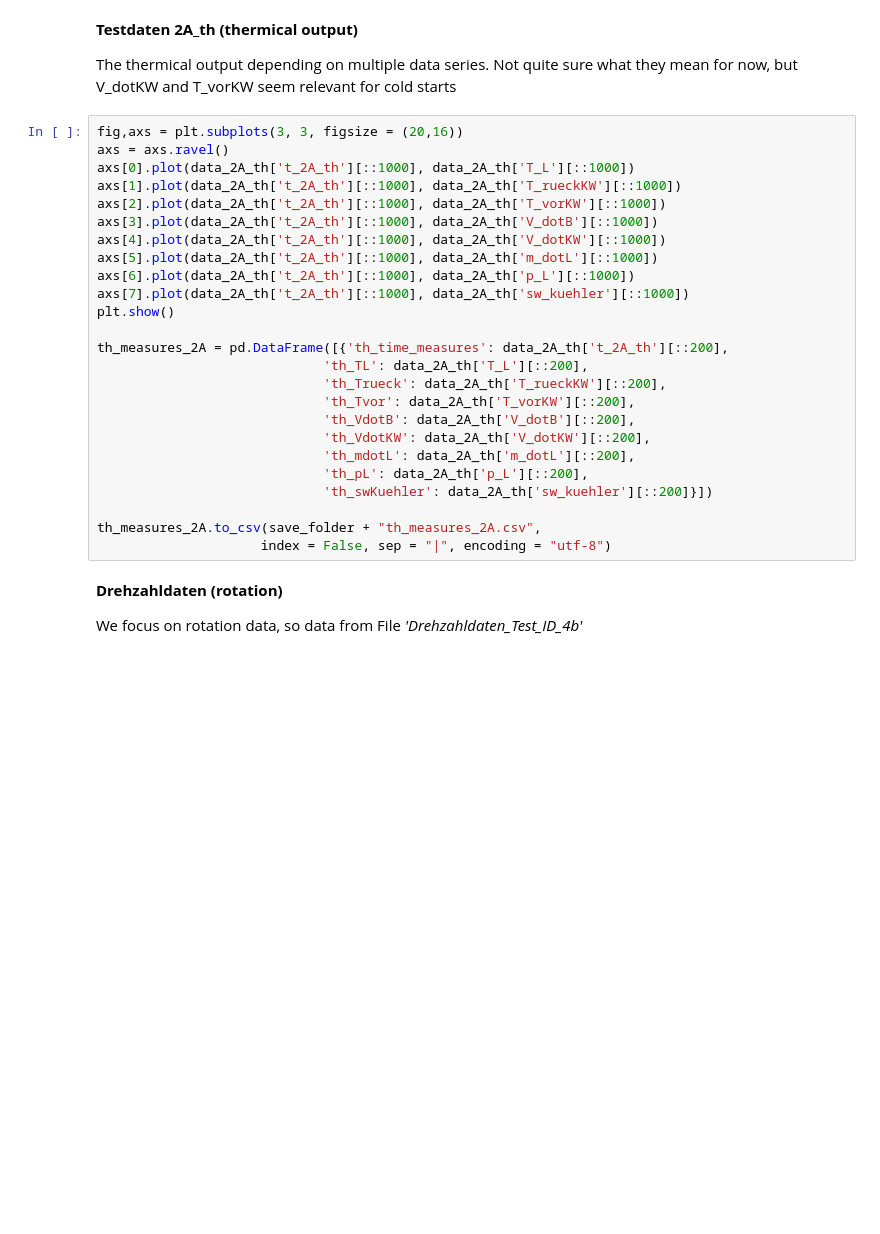
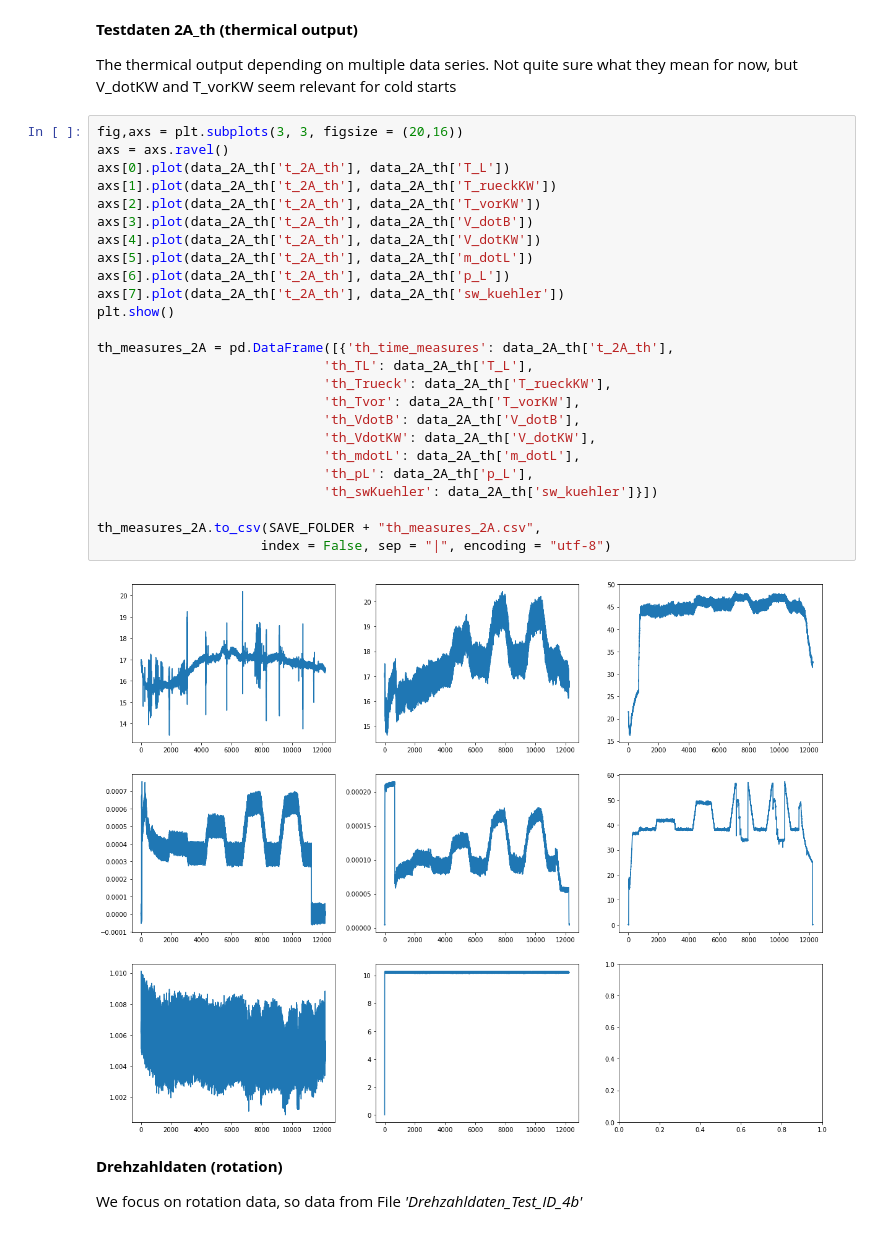
Before and after one commit to Energy-Theory-Guided-Data-Science/Gas-Turbine, a Jupyter notebook: Code/Data_Preprocessing.ipynb, the cells around one changed output. Cells and saved outputs as stored; diff of their text form; blank space fills up the shorter version.

```diff
--- a/Code/Data_Preprocessing.ipynb
+++ b/Code/Data_Preprocessing.ipynb
@@ -140,28 +202,30 @@ The thermical output depending on multiple data series. Not quite sure what they
 # %%
 fig,axs = plt.subplots(3, 3, figsize = (20,16))
 axs = axs.ravel()
-axs[0].plot(data_2A_th['t_2A_th'][::1000], data_2A_th['T_L'][::1000])
-axs[1].plot(data_2A_th['t_2A_th'][::1000], data_2A_th['T_rueckKW'][::1000])
-axs[2].plot(data_2A_th['t_2A_th'][::1000], data_2A_th['T_vorKW'][::1000])
-axs[3].plot(data_2A_th['t_2A_th'][::1000], data_2A_th['V_dotB'][::1000])
-axs[4].plot(data_2A_th['t_2A_th'][::1000], data_2A_th['V_dotKW'][::1000])
-axs[5].plot(data_2A_th['t_2A_th'][::1000], data_2A_th['m_dotL'][::1000])
-axs[6].plot(data_2A_th['t_2A_th'][::1000], data_2A_th['p_L'][::1000])
-axs[7].plot(data_2A_th['t_2A_th'][::1000], data_2A_th['sw_kuehler'][::1000])
+axs[0].plot(data_2A_th['t_2A_th'], data_2A_th['T_L'])
+axs[1].plot(data_2A_th['t_2A_th'], data_2A_th['T_rueckKW'])
+axs[2].plot(data_2A_th['t_2A_th'], data_2A_th['T_vorKW'])
+axs[3].plot(data_2A_th['t_2A_th'], data_2A_th['V_dotB'])
+axs[4].plot(data_2A_th['t_2A_th'], data_2A_th['V_dotKW'])
+axs[5].plot(data_2A_th['t_2A_th'], data_2A_th['m_dotL'])
+axs[6].plot(data_2A_th['t_2A_th'], data_2A_th['p_L'])
+axs[7].plot(data_2A_th['t_2A_th'], data_2A_th['sw_kuehler'])
 plt.show()
 
-th_measures_2A = pd.DataFrame([{'th_time_measures': data_2A_th['t_2A_th'][::200],
-                             'th_TL': data_2A_th['T_L'][::200],
-                             'th_Trueck': data_2A_th['T_rueckKW'][::200],
-                             'th_Tvor': data_2A_th['T_vorKW'][::200],
-                             'th_VdotB': data_2A_th['V_dotB'][::200],
-                             'th_VdotKW': data_2A_th['V_dotKW'][::200],
-                             'th_mdotL': data_2A_th['m_dotL'][::200],
-                             'th_pL': data_2A_th['p_L'][::200],
-                             'th_swKuehler': data_2A_th['sw_kuehler'][::200]}])
+th_measures_2A = pd.DataFrame([{'th_time_measures': data_2A_th['t_2A_th'],
+                             'th_TL': data_2A_th['T_L'],
+                             'th_Trueck': data_2A_th['T_rueckKW'],
+                             'th_Tvor': data_2A_th['T_vorKW'],
+                             'th_VdotB': data_2A_th['V_dotB'],
+                             'th_VdotKW': data_2A_th['V_dotKW'],
+                             'th_mdotL': data_2A_th['m_dotL'],
+                             'th_pL': data_2A_th['p_L'],
+                             'th_swKuehler': data_2A_th['sw_kuehler']}])
 
-th_measures_2A.to_csv(save_folder + "th_measures_2A.csv",
+th_measures_2A.to_csv(SAVE_FOLDER + "th_measures_2A.csv",
                      index = False, sep = "|", encoding = "utf-8")
+# %% [output]
+[figure, added]
 # %% [markdown]
 **Drehzahldaten (rotation)**
 
```
Also changed, not shown: parts of 19 cells of this notebook.
